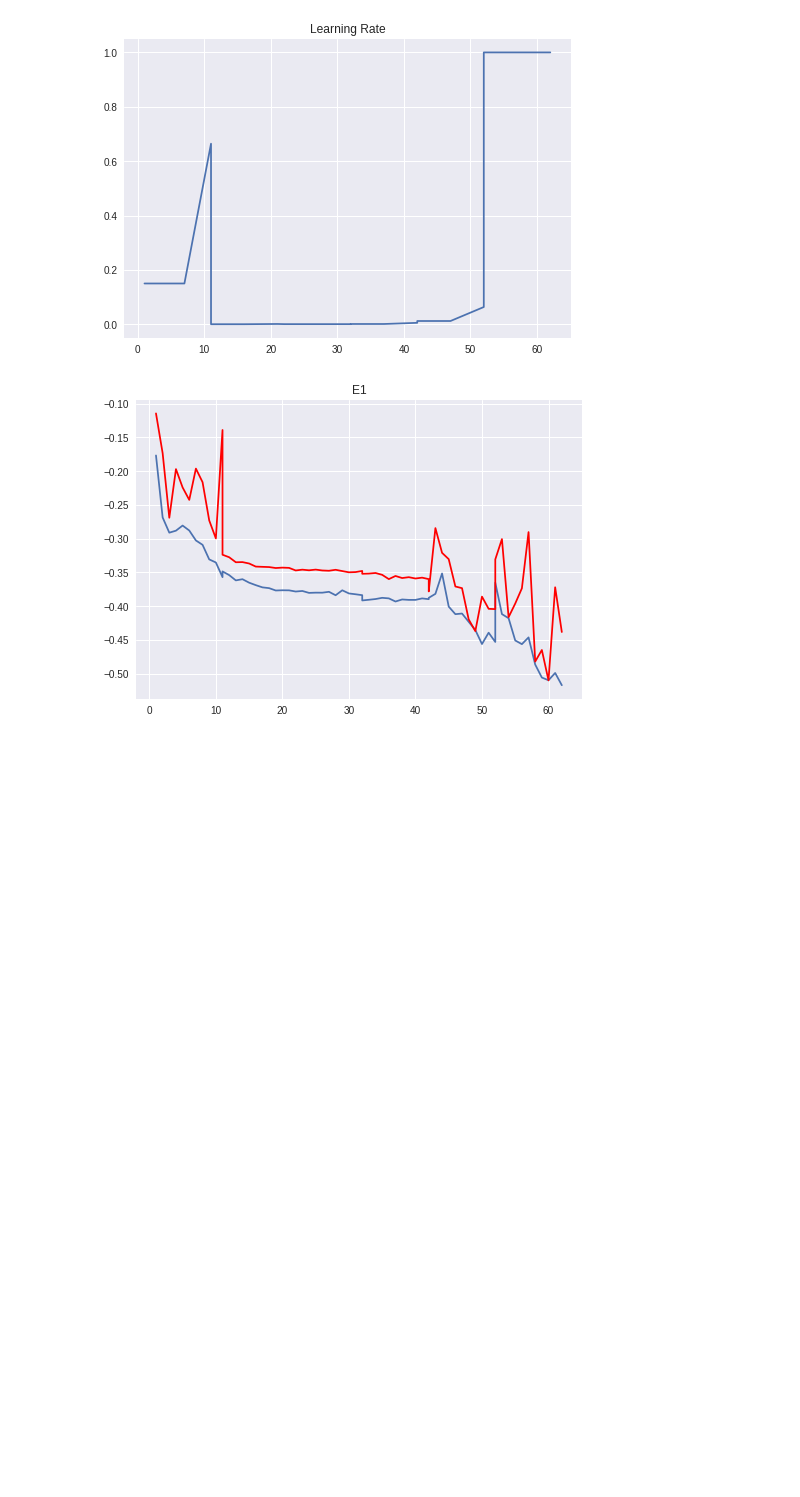
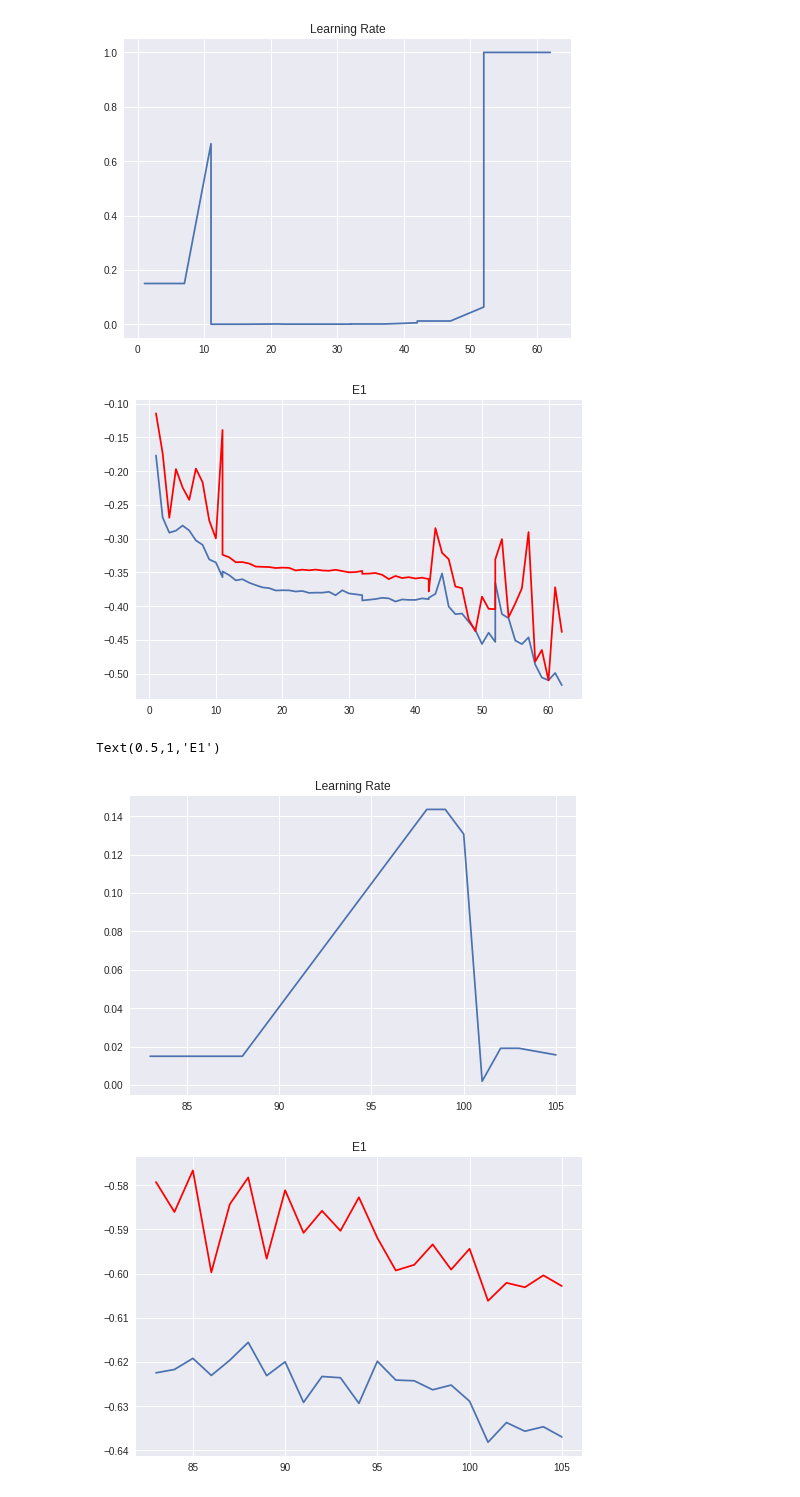
Before and after one commit to MariamQusai/DLToolboxImg, a Jupyter notebook: monitor_performance_while_training.ipynb, the cells around one changed output. Drawn from its saved outputs; the diff is of its cells as text; code cells hidden in the pictures; blank space fills up the shorter version.

```diff
--- a/monitor_performance_while_training.ipynb
+++ b/monitor_performance_while_training.ipynb
@@ -25,5 +25,23 @@ plt.title('E1')
 Text(0.5,1,'E1')
 [figure]
 [figure]
+# %%
+df = pd.read_csv(logfile, index_col=0)
+df['epoch'] = [i for i in range(83,83+df.shape[0])]
+plt.figure()
+plt.plot(df['epoch'],df['lr'])
+plt.title('Learning Rate')
+plt.figure()
+plt.plot(df['epoch'],df['E1train'])
+plt.plot(df['epoch'],df['E1valid'],'r')
+plt.title('E1')
+#plt.figure()
+#plt.plot(df['epoch'],df['E2train'])
+#plt.plot(df['epoch'],df['E2valid'],'r')
+#plt.title('E2')
+# %% [output]
+Text(0.5,1,'E1')
+[figure, added]
+[figure, added]
 # %%
 df.to_csv(model_path, header=False)
```
Also changed, not shown: parts of 1 cell of this notebook.
